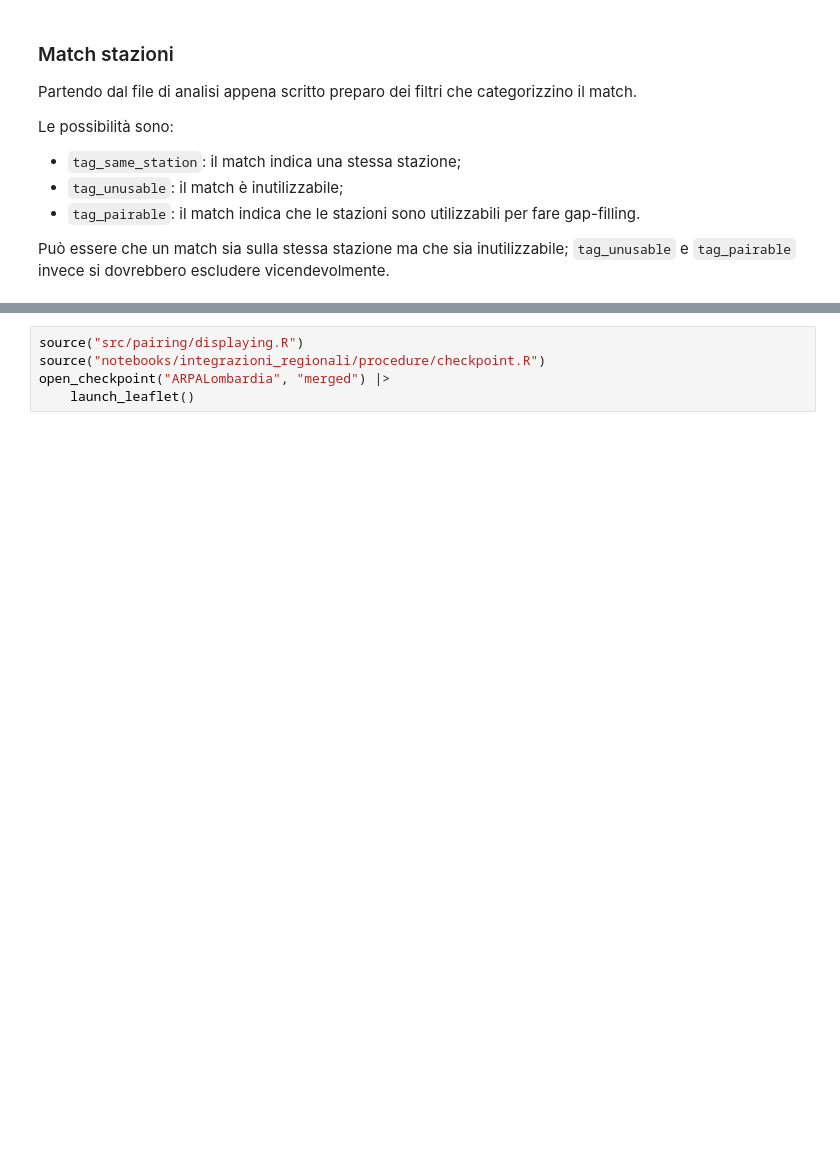
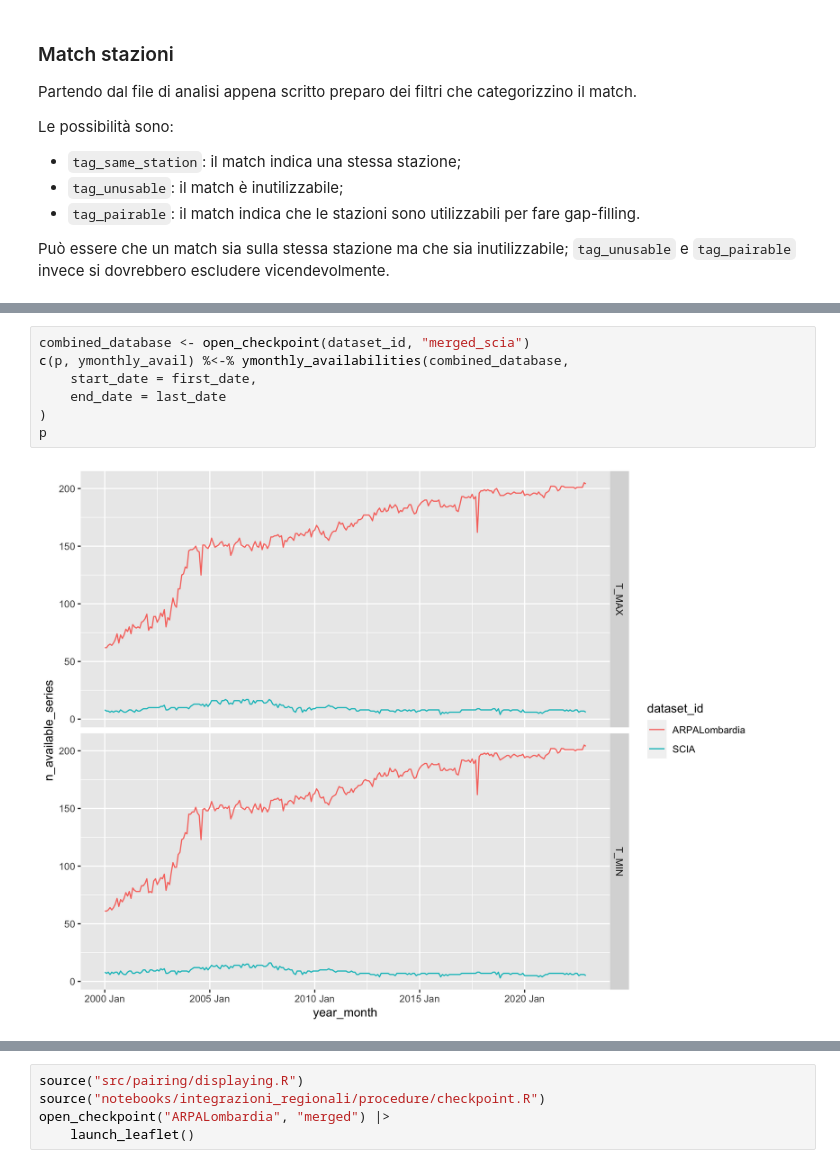
Before and after one commit to dnstudent/TesiMag, a Jupyter notebook: notebooks/integrazioni_regionali/lombardia/lombardia.ipynb, the cells around one changed output, grey strips where cells are left out. Saved outputs shown, nothing was run; the diff lists cells and outputs as text; blank space fills up the shorter version.

```diff
--- a/notebooks/integrazioni_regionali/lombardia/lombardia.ipynb
+++ b/notebooks/integrazioni_regionali/lombardia/lombardia.ipynb
@@ -225,0 +333,9 @@ gc()
+# %%
+combined_database <- open_checkpoint(dataset_id, "merged_scia")
+c(p, ymonthly_avail) %<-% ymonthly_availabilities(combined_database,
+    start_date = first_date,
+    end_date = last_date
+)
+p
+# %% [output]
+[figure, added]
```
Also changed, not shown: parts of 17 cells of this notebook, 3 other files.
